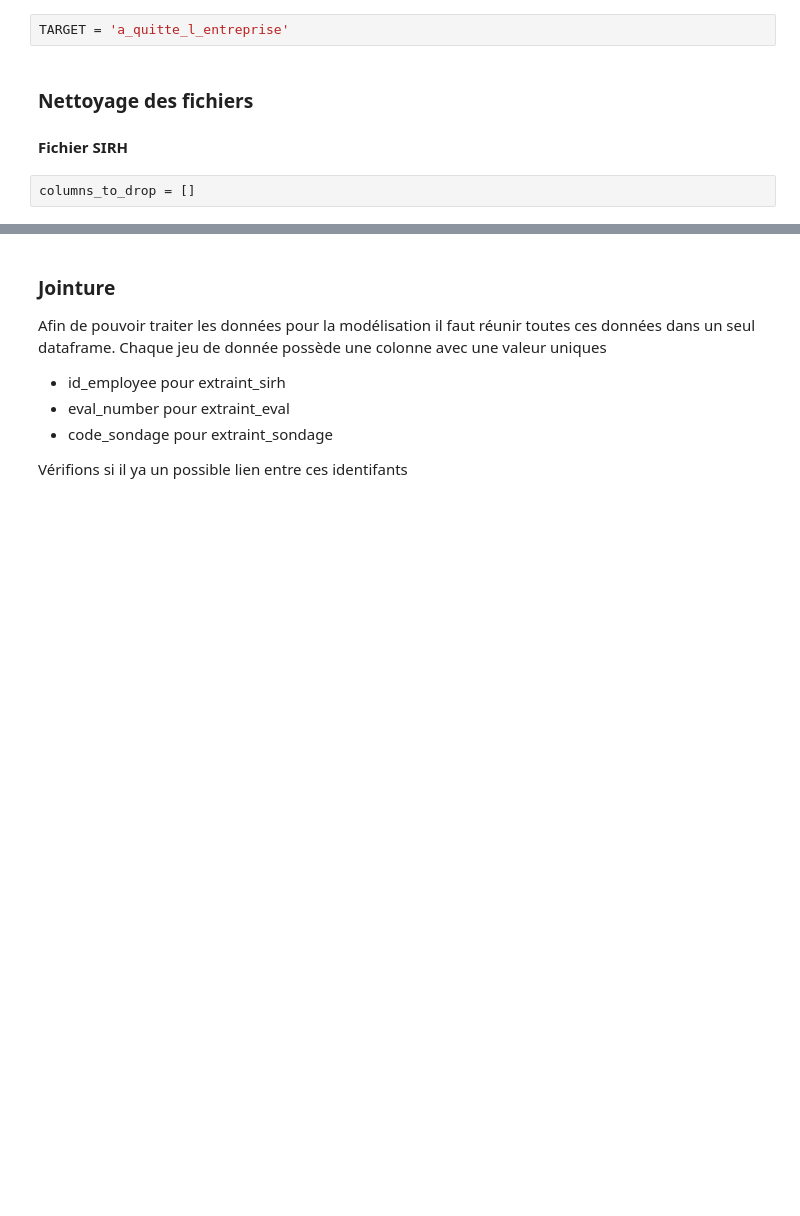
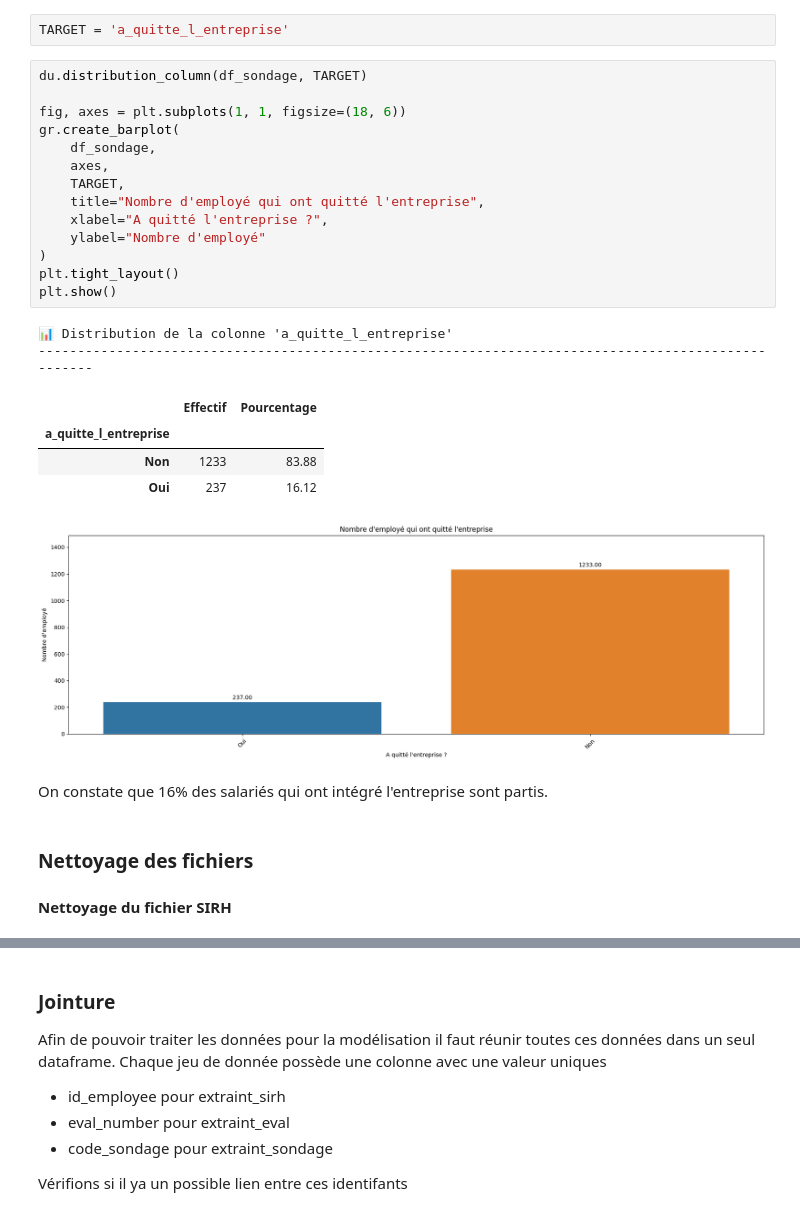
Before and after one commit to RaphaelRIVIERE/Projet-4-Classifiez-automatiquement-des-informations, a Jupyter notebook: 1_notebook.ipynb, the cells around one changed output, grey strips where cells are left out. Drawn from its saved outputs; the diff is of its cells as text; blank space fills up the shorter version.

```diff
--- a/1_notebook.ipynb
+++ b/1_notebook.ipynb
@@ -270,9 +332,31 @@ Ne semble pas avoir de donnée abérrante
 Notre variable cible sera : `a_quitte_l_entreprise`
 # %%
 TARGET = 'a_quitte_l_entreprise'
+# %%
+du.distribution_column(df_sondage, TARGET)
+
+fig, axes = plt.subplots(1, 1, figsize=(18, 6))
+gr.create_barplot(
+	df_sondage,
+    axes,
+    TARGET,
+    title="Nombre d'employé qui ont quitté l'entreprise",
+    xlabel="A quitté l'entreprise ?",
+    ylabel="Nombre d'employé"
+)
+plt.tight_layout()
+plt.show()
+# %% [output]
+📊 Distribution de la colonne 'a_quitte_l_entreprise'
+----------------------------------------------------------------------------------------------------
+|  | Effectif | Pourcentage |
+| a_quitte_l_entreprise |  |  |
+| Non | 1233 | 83.88 |
+| Oui | 237 | 16.12 |
+[figure, added]
+# %% [markdown]
+On constate que 16% des salariés qui ont intégré l'entreprise sont partis.
 # %% [markdown]
 ### Nettoyage des fichiers
 
-#### Fichier SIRH
+#### Nettoyage du fichier SIRH
-# %%
-columns_to_drop = []
```
Also changed, not shown: parts of 41 cells of this notebook, 3 other files.
